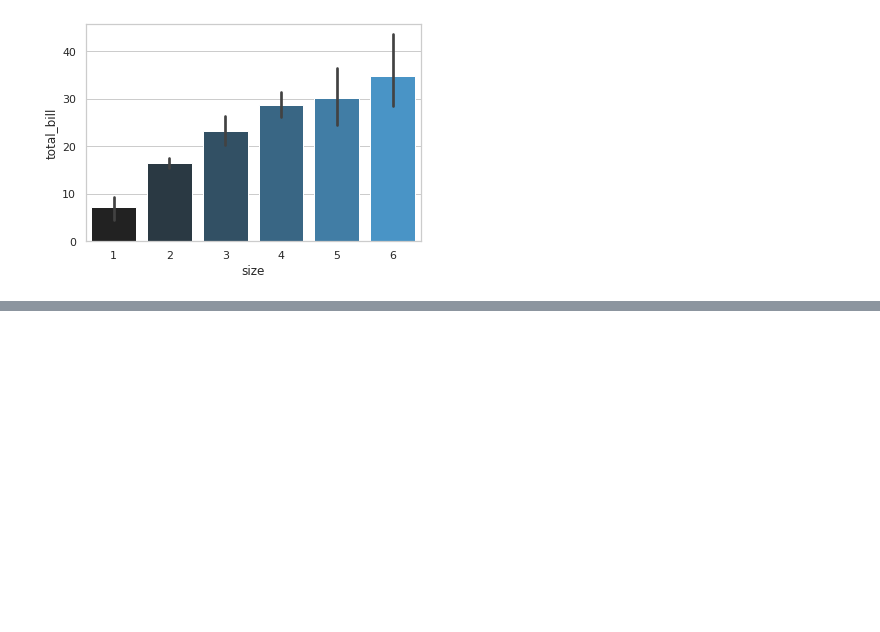
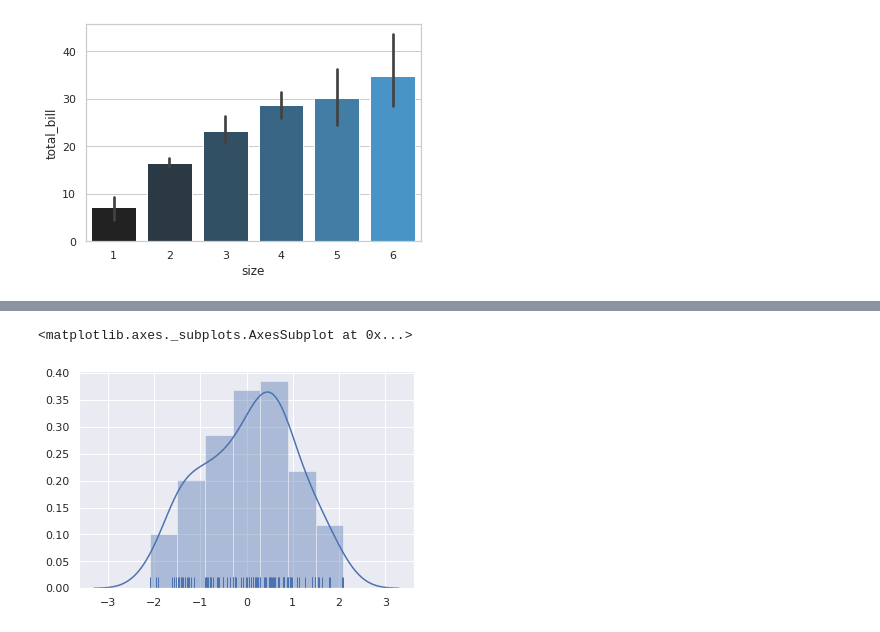
Before and after one commit to luoshun1/DataAnalysis, a Jupyter notebook: Seaborn常用配置与常用图标详解.ipynb, the cells around one changed output, grey strips where cells are left out. Saved outputs shown, nothing was run; the diff lists cells and outputs as text; code cells hidden in the pictures; blank space fills up the shorter version.

```diff
--- a/Seaborn常用配置与常用图标详解.ipynb
+++ b/Seaborn常用配置与常用图标详解.ipynb
@@ -202,0 +248,8 @@ sns.barplot
+# %%
+sns.set()
+# rug : True 绘制rugplot地毯图
+# hist,kde: True: 缺省
+sns.distplot(pd.Series(np.random.randn(100)), rug=True)
+# %% [output]
+<matplotlib.axes._subplots.AxesSubplot at 0x...>
+[figure, added]
```
Also changed, not shown: parts of 34 cells of this notebook.
